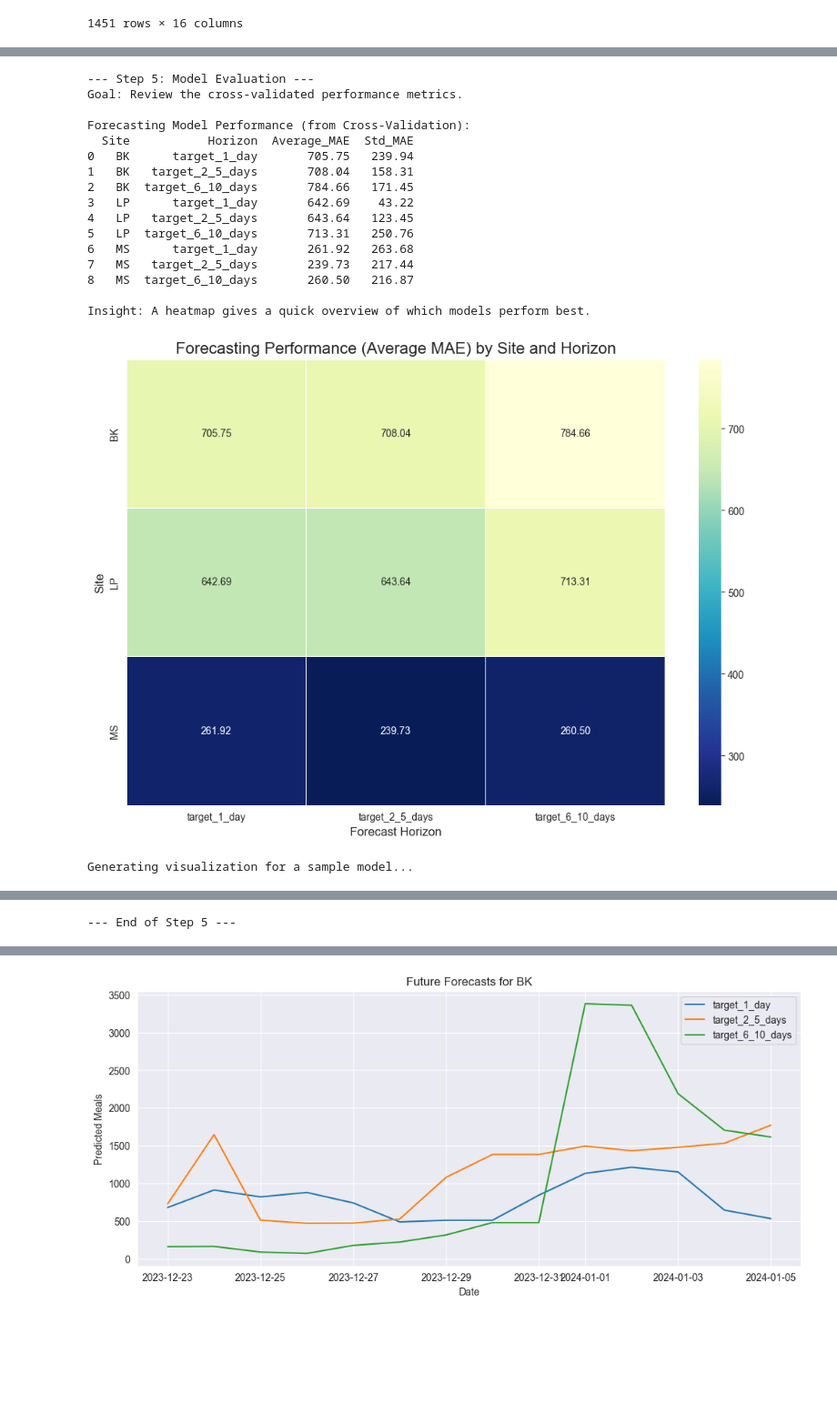
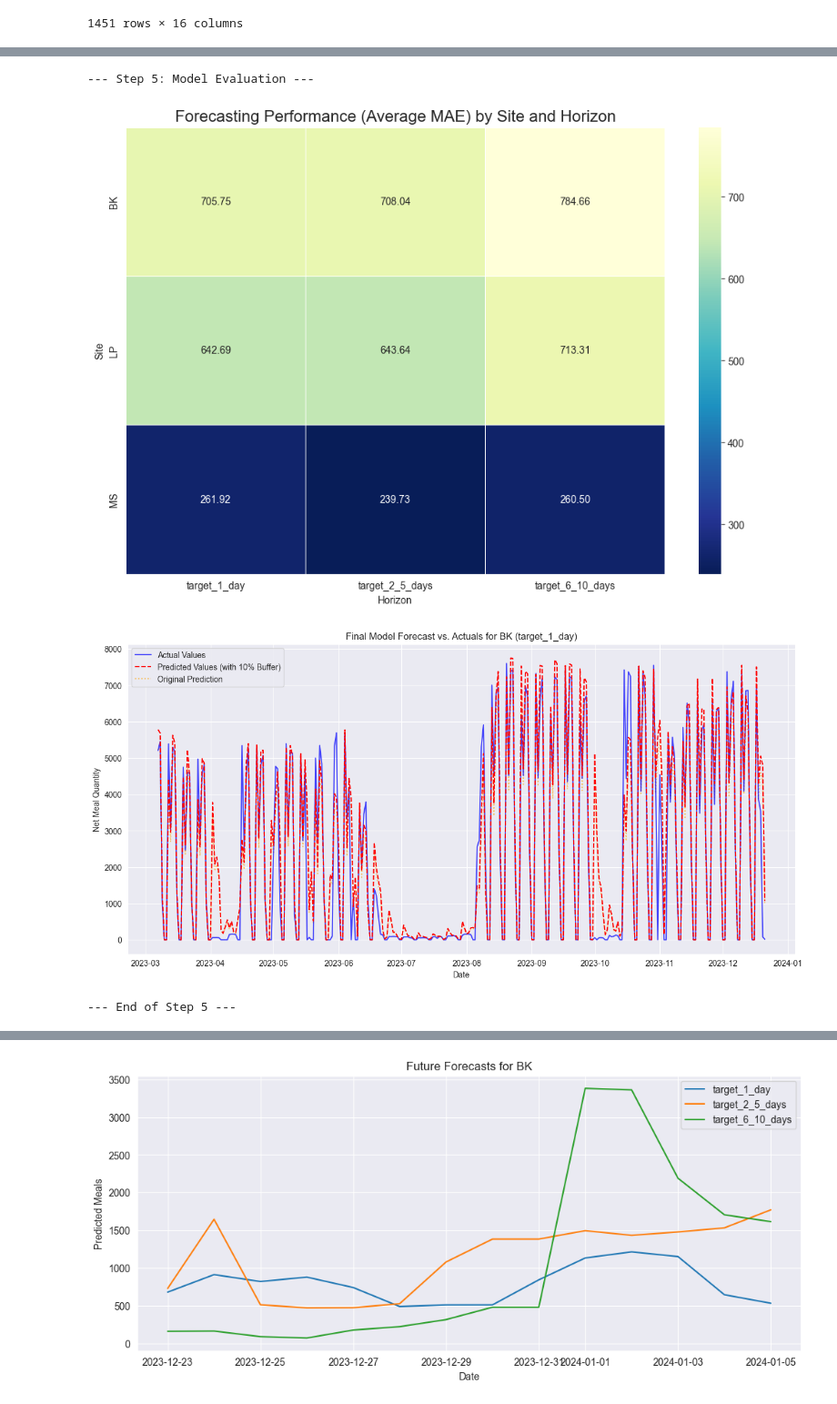
Before and after one commit to shayanxmoradi/Stattkueche, a Jupyter notebook: randomforest.ipynb, the cells around one changed output, grey strips where cells are left out. Shown at 91% size. Saved outputs shown, nothing was run; the diff lists cells and outputs as text; code cells hidden in the pictures; blank space fills up the shorter version.

```diff
--- a/randomforest.ipynb
+++ b/randomforest.ipynb
@@ -389,79 +389,65 @@ print("\n--- End of Steps 3 & 4 ---")
 
 --- End of Steps 3 & 4 ---
 # %%
-# --- 5. MODEL EVALUATION (CORRECTED) ---
+# --- 5. MODEL EVALUATION (WITH SAFETY BUFFER) ---
 print("\n--- Step 5: Model Evaluation ---")
-print("Goal: Review the cross-validated performance metrics.")
-
 results_df = pd.DataFrame(evaluation_results)
-print("\nForecasting Model Performance (from Cross-Validation):")
-print(results_df.round(2))
-print("\nInsight: A heatmap gives a quick overview of which models perform best.")
 performance_pivot = results_df.pivot(index='Site', columns='Horizon', values='Average_MAE')
-
 plt.figure(figsize=(12, 8))
 sns.heatmap(performance_pivot, annot=True, fmt=".2f", cmap="YlGnBu_r", linewidths=.5)
 plt.title('Forecasting Performance (Average MAE) by Site and Horizon', fontsize=16)
-plt.ylabel('Site', fontsize=12)
-plt.xlabel('Forecast Horizon', fontsize=12)
 plt.show()
 
-# Visualize predictions for one example using the FINAL model on a hold-out set
-print("\nGenerating visualization for a sample model...")
+# Visualize predictions for one example
 if not models or not evaluation_results:
     print("No models were trained, skipping visualization.")
 else:
     site_to_plot = results_df['Site'].iloc[0]
     horizon_to_plot = 'target_1_day'
 
-    # Re-create the X and y for plotting
     site_features_plot = time_features.copy()
     for lag in [1, 2, 3, 7, 14]:
         site_features_plot[f'site_lag_{lag}'] = pivot_demand[site_to_plot].shift(lag)
     site_features_plot['site_rolling_mean_7'] = pivot_demand[site_to_plot].shift(1).rolling(window=7).mean()
     site_features_plot['site_rolling_mean_14'] = pivot_demand[site_to_plot].shift(1).rolling(window=14).mean()
     site_features_plot = site_features_plot.ffill().bfill().fillna(0)
 
     y_series_plot = target_dfs[horizon_to_plot][site_to_plot]
     temp_df_plot = pd.concat([site_features_plot, y_series_plot.rename('target')], axis=1)
     temp_df_plot.dropna(subset=['target'], inplace=True)
-    X_plot = temp_df_plot.drop('target', axis=1)
+    X_plot = temp_df_plot[reg_features]
     y_plot = temp_df_plot['target']
 
     plot_split_index = int(len(X_plot) * 0.8)
-    X_test_plot = X_plot[plot_split_index:]
-    y_test_plot = y_plot[plot_split_index:]
+    X_test_plot = X_plot.iloc[plot_split_index:]
+    y_test_plot = y_plot.iloc[plot_split_index:]
 
     final_model_to_plot = models[site_to_plot][horizon_to_plot]['model']
-    y_pred_plot = final_model_to_plot.predict(X_test_plot)
+    y_pred_raw = final_model_to_plot.predict(X_test_plot)
+
+    # --- CHANGE 1: APPLY SAFETY BUFFER FOR PLOTTING ---
+    # To address the business rule that preparing too few meals is worse than too many,
+    # we add a buffer to the predictions. This biases the forecast upwards.
+    # A 5% buffer is used here as an example; this value can be tuned.
+    safety_buffer_factor = 1.1
+    y_pred_plot = y_pred_raw * safety_buffer_factor
+    # --- END OF CHANGE ---
 
     plt.figure(figsize=(15, 7))
-    plt.plot(y_test_plot.index, y_test_plot, label='Actual Values', color='blue', alpha=0.7)
-    plt.plot(y_test_plot.index, y_pred_plot, label='Predicted Values', color='red', linestyle='--')
-    plt.title(f'Final Model Forecast vs. Actuals for {site_to_plot} ({horizon_to_plot}) on a Hold-Out Set')
+    plt.plot(y_test_plot.index, y_test_plot, label='Actual Values', color='blue', alpha=0.7, zorder=2)
+    plt.plot(y_test_plot.index, y_pred_plot, label=f'Predicted Values (with {int((safety_buffer_factor-1)*100)}% Buffer)', color='red', linestyle='--', zorder=3)
+    # Optional: plot raw prediction to see the difference
+    plt.plot(y_test_plot.index, y_pred_raw, label='Original Prediction', color='orange', linestyle=':', alpha=0.6, zorder=1)
+    plt.title(f'Final Model Forecast vs. Actuals for {site_to_plot} ({horizon_to_plot})')
     plt.xlabel('Date')
     plt.ylabel('Net Meal Quantity')
     plt.legend()
     plt.grid(True)
     plt.show()
 
 print("\n--- End of Step 5 ---")
 # %% [output]
 --- Step 5: Model Evaluation ---
-Goal: Review the cross-validated performance metrics.
-
-Forecasting Model Performance (from Cross-Validation):
-  Site           Horizon  Average_MAE  Std_MAE
-0   BK      target_1_day       705.75   239.94
-1   BK   target_2_5_days       708.04   158.31
-2   BK  target_6_10_days       784.66   171.45
-3   LP      target_1_day       642.69    43.22
-4   LP   target_2_5_days       643.64   123.45
-5   LP  target_6_10_days       713.31   250.76
-6   MS      target_1_day       261.92   263.68
-7   MS   target_2_5_days       239.73   217.44
-8   MS  target_6_10_days       260.50   216.87
-
-Insight: A heatmap gives a quick overview of which models perform best.
-[figure, old version]
+[figure, new version]
+[figure, new version]
-Generating visualization for a sample model...
+--- End of Step 5 ---
@@ -469,4 +454,3 @@ Generating visualization for a sample model...
---- End of Step 5 ---
 # %%
 # show worst predications
 # %%
```
Also changed, not shown: parts of 2 cells of this notebook.
